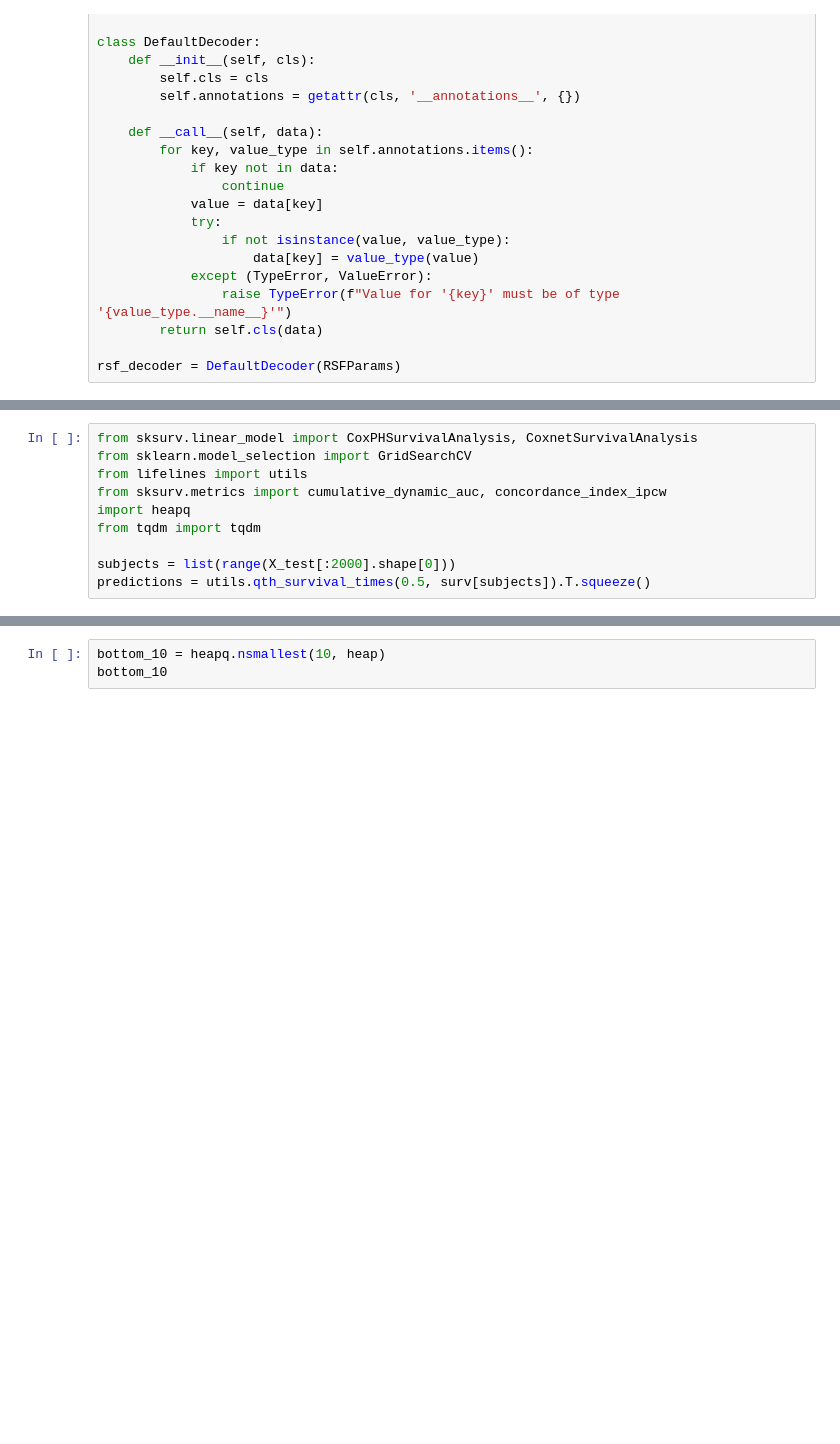
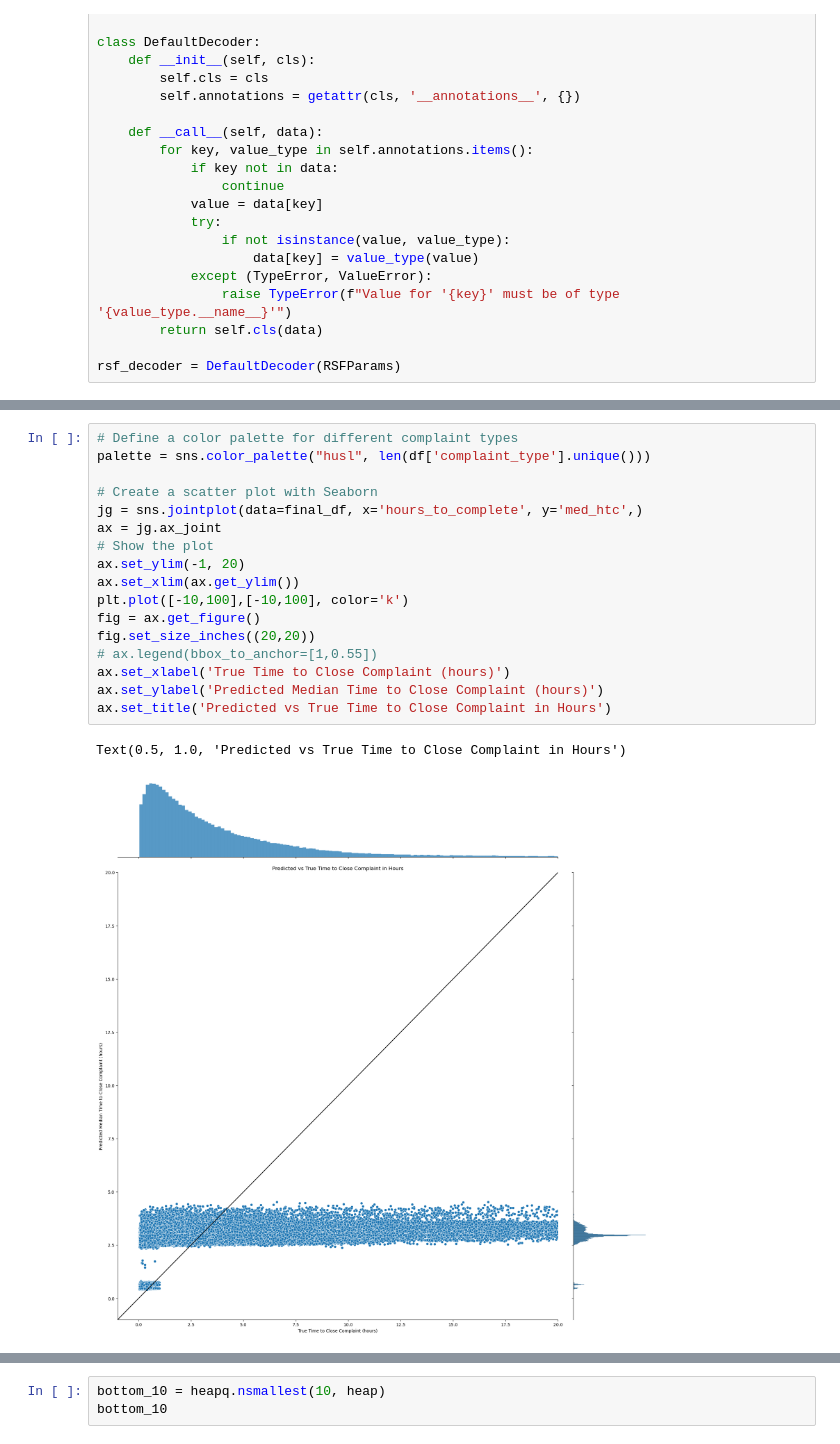
Before and after one commit to jamorr/Capstone, a Jupyter notebook: src/final.ipynb, the cells around one changed output, grey strips where cells are left out. Cells and saved outputs as stored; diff of their text form; blank space fills up the shorter version.

```diff
--- a/src/final.ipynb
+++ b/src/final.ipynb
@@ -318,10 +350,0 @@ surv = rsf.predict_survival_function(X_test[:2000], return_array=True)
-# %%
-from sksurv.linear_model import CoxPHSurvivalAnalysis, CoxnetSurvivalAnalysis
-from sklearn.model_selection import GridSearchCV
-from lifelines import utils
-from sksurv.metrics import cumulative_dynamic_auc, concordance_index_ipcw
-import heapq
-from tqdm import tqdm
-
-subjects = list(range(X_test[:2000].shape[0]))
-predictions = utils.qth_survival_times(0.5, surv[subjects]).T.squeeze()
@@ -371 +436,21 @@ ax.set_title('Predicted vs True Time to Close Complaint in Hours')
+# %%
+# Define a color palette for different complaint types
+palette = sns.color_palette("husl", len(df['complaint_type'].unique()))
+
+# Create a scatter plot with Seaborn
+jg = sns.jointplot(data=final_df, x='hours_to_complete', y='med_htc',)
+ax = jg.ax_joint
+# Show the plot
+ax.set_ylim(-1, 20)
+ax.set_xlim(ax.get_ylim())
+plt.plot([-10,100],[-10,100], color='k')
+fig = ax.get_figure()
+fig.set_size_inches((20,20))
+# ax.legend(bbox_to_anchor=[1,0.55])
+ax.set_xlabel('True Time to Close Complaint (hours)')
+ax.set_ylabel('Predicted Median Time to Close Complaint (hours)')
+ax.set_title('Predicted vs True Time to Close Complaint in Hours')
+# %% [output]
+Text(0.5, 1.0, 'Predicted vs True Time to Close Complaint in Hours')
+[figure, added]
 # %%
```
Also changed, not shown: parts of 25 cells of this notebook.
